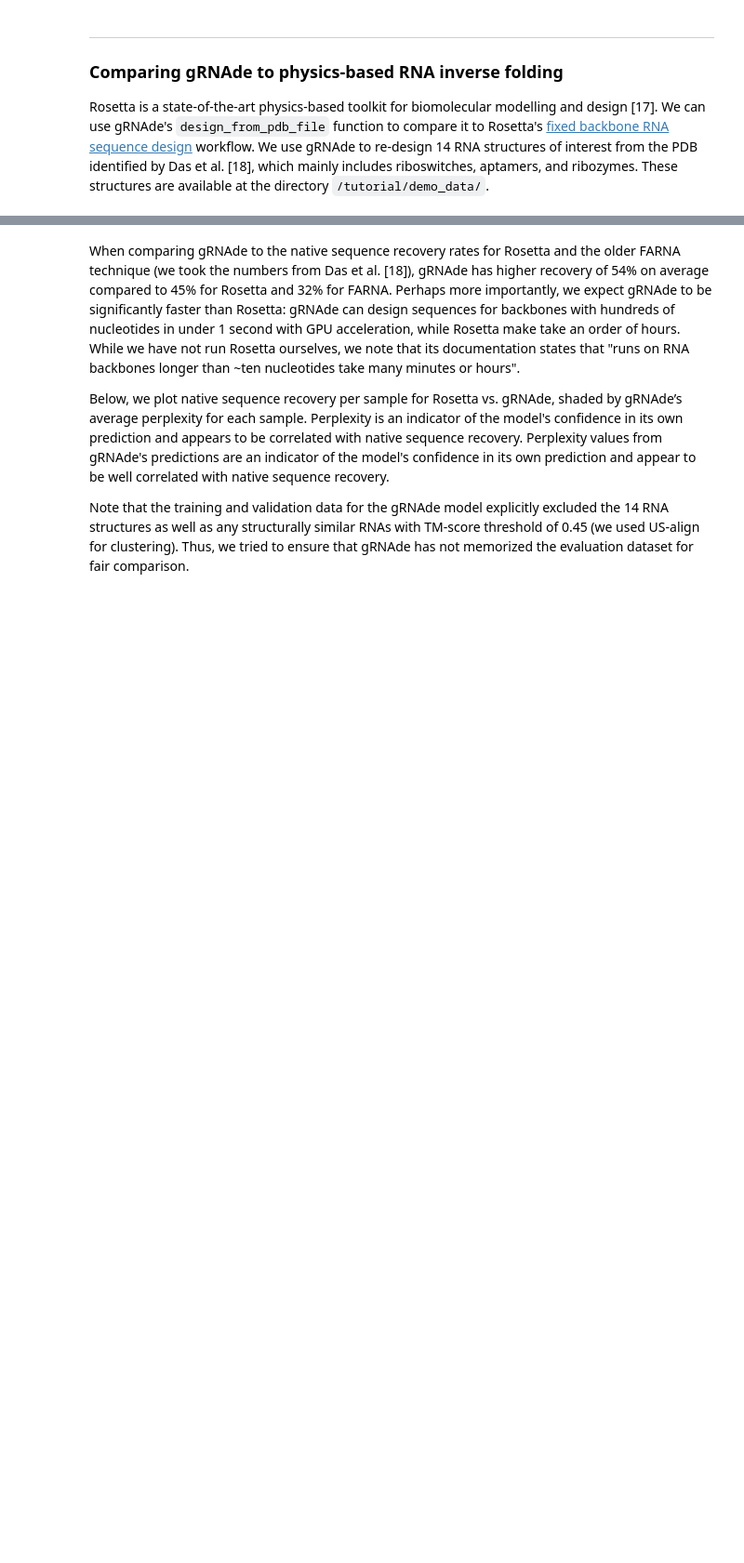
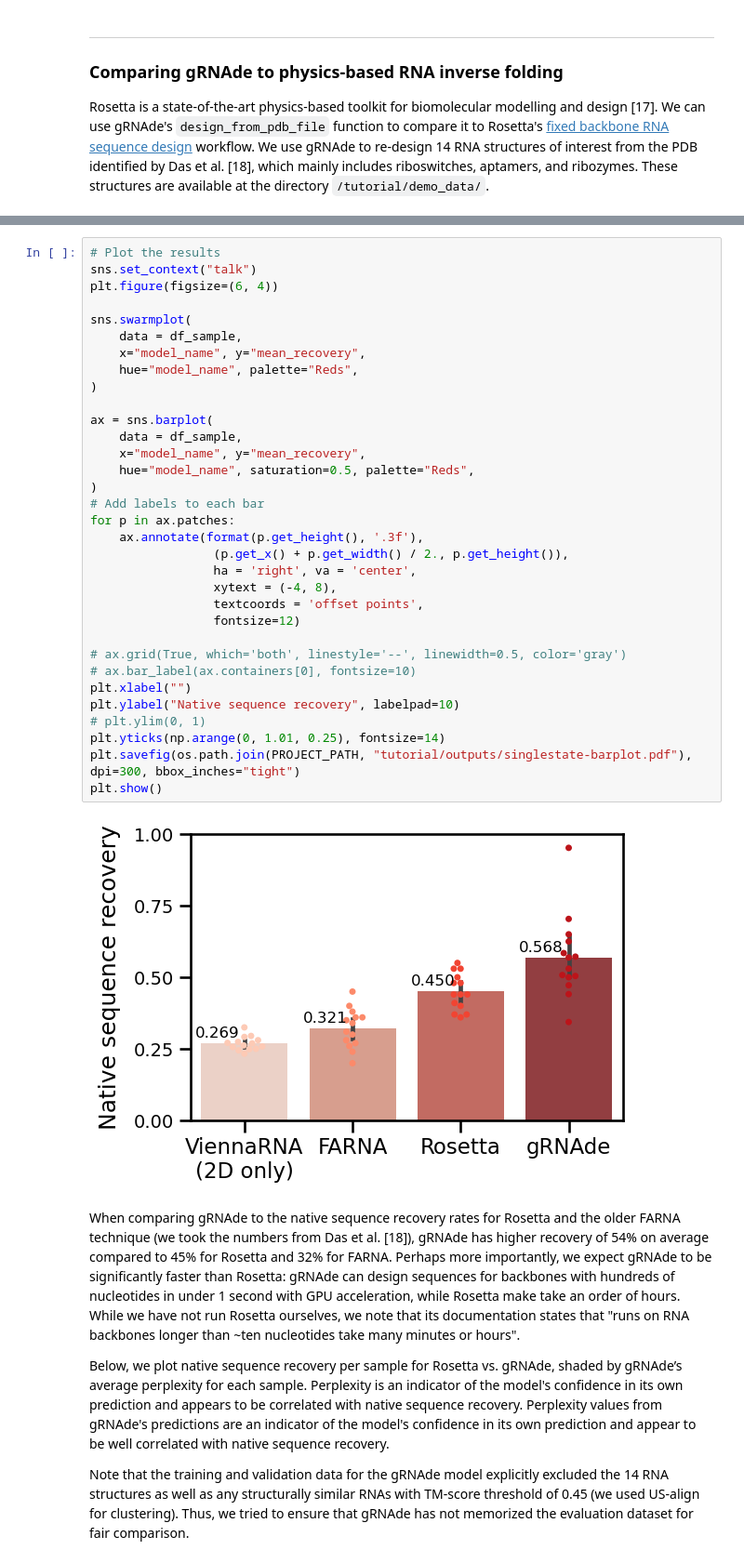
Before and after one commit to chaitjo/geometric-rna-design, a Jupyter notebook: tutorial/tutorial.ipynb, the cells around one changed output, grey strips where cells are left out. Shown at 93% size. Saved outputs shown, nothing was run; the diff lists cells and outputs as text; blank space fills up the shorter version.

```diff
--- a/tutorial/tutorial.ipynb
+++ b/tutorial/tutorial.ipynb
@@ -350,3 +339,38 @@ gRNAde      34.5       0.547136
+# %%
+# Plot the results
+sns.set_context("talk")
+plt.figure(figsize=(6, 4))
+
+sns.swarmplot(
+    data = df_sample,
+    x="model_name", y="mean_recovery",
+    hue="model_name", palette="Reds",
+)
+
+ax = sns.barplot(
+    data = df_sample,
+    x="model_name", y="mean_recovery",
+    hue="model_name", saturation=0.5, palette="Reds",
+)
+# Add labels to each bar
+for p in ax.patches:
+    ax.annotate(format(p.get_height(), '.3f'),
+                 (p.get_x() + p.get_width() / 2., p.get_height()),
+                 ha = 'right', va = 'center',
+                 xytext = (-4, 8),
+                 textcoords = 'offset points',
+                 fontsize=12)
+
+# ax.grid(True, which='both', linestyle='--', linewidth=0.5, color='gray')
+# ax.bar_label(ax.containers[0], fontsize=10)
+plt.xlabel("")
+plt.ylabel("Native sequence recovery", labelpad=10)
+# plt.ylim(0, 1)
+plt.yticks(np.arange(0, 1.01, 0.25), fontsize=14)
+plt.savefig(os.path.join(PROJECT_PATH, "tutorial/outputs/singlestate-barplot.pdf"), dpi=300, bbox_inches="tight")
+plt.show()
+# %% [output]
+[figure, added]
 # %% [markdown]
 When comparing gRNAde to the native sequence recovery rates for Rosetta and the older FARNA technique (we took the numbers from Das et al. [18]), gRNAde has higher recovery of 54% on average compared to 45% for Rosetta and 32% for FARNA.
 Perhaps more importantly, we expect gRNAde to be significantly faster than Rosetta: gRNAde can design sequences for backbones with hundreds of nucleotides in under 1 second with GPU acceleration, while Rosetta make take an order of hours. While we have not run Rosetta ourselves, we note that its documentation states that "runs on RNA backbones longer than ~ten nucleotides take many minutes or hours".
```
Also changed, not shown: parts of 6 cells of this notebook, 1 other file.
